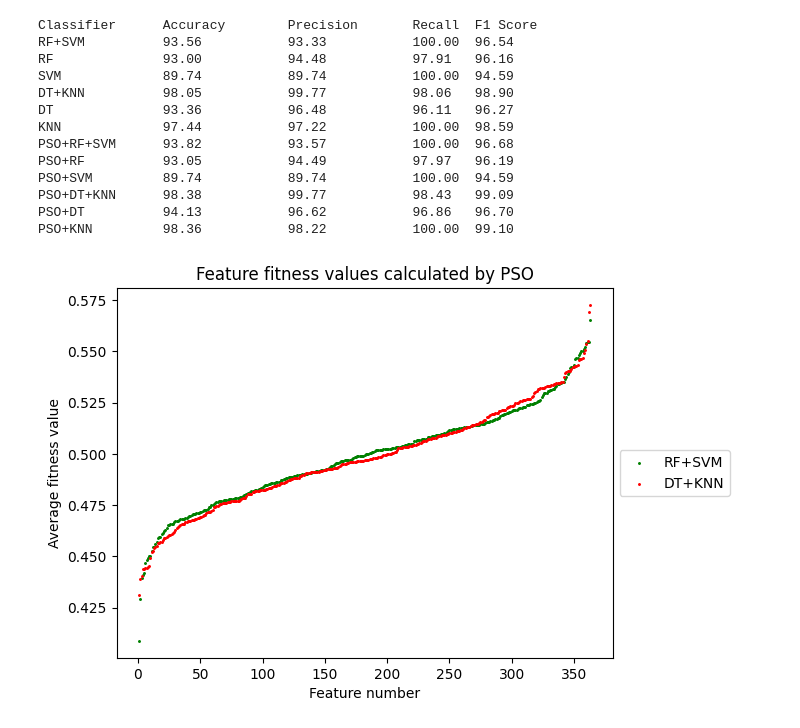
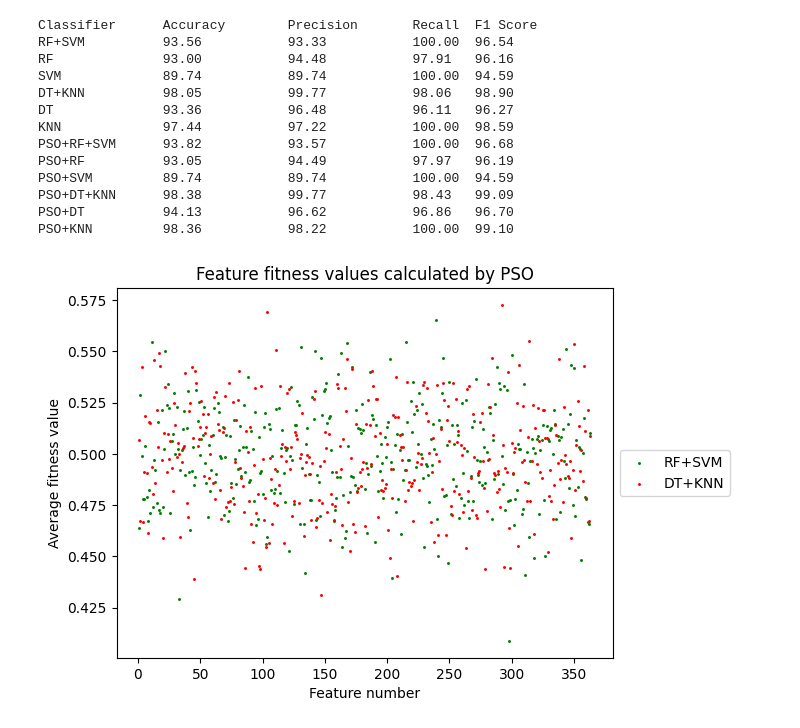
Before and after one commit to neelkumarg/PSOwithEnsembleClassifiers, a Jupyter notebook: ThesisCodeNotebook.ipynb, the cells around one changed output. Cells and saved outputs as stored; diff of their text form; code cells hidden in the pictures.

```diff
--- a/ThesisCodeNotebook.ipynb
+++ b/ThesisCodeNotebook.ipynb
@@ -182,25 +182,25 @@ PSO+KNN         98.36           98.22           100.00  99.10
 # %%
 import csv
 import matplotlib.pyplot as plt
 import numpy as np
 import pandas as pd
 
 # Plot weights calculated by PSO
 weights = pd.read_csv("weights.csv", header=None)
 x = np.arange(1,weights.shape[1])
 
-est1wts = np.sort(weights.iloc[0, 1:].values)
+est1wts = weights.iloc[0, 1:].values
 est1hdr = weights.iloc[0,0]
-est2wts = np.sort(weights.iloc[1, 1:].values)
+est2wts = weights.iloc[1, 1:].values
 est2hdr = weights.iloc[1,0]
 
 plt.scatter(x, est1wts, color= "green", marker= ".", s=5, label = est1hdr)
 plt.scatter(x, est2wts, color= "red", marker= ".", s=5, label = est2hdr)
 plt.title("Feature fitness values calculated by PSO")
 plt.xlabel("Feature number")
 plt.ylabel("Average fitness value")
 plt.legend(loc='center left', bbox_to_anchor=(1, 0.5))
 plt.savefig("combinedweightsgraph1.png", dpi=400, bbox_inches='tight')
 plt.show()
 # %% [output]
-[figure, old version]
+[figure, new version]
```
